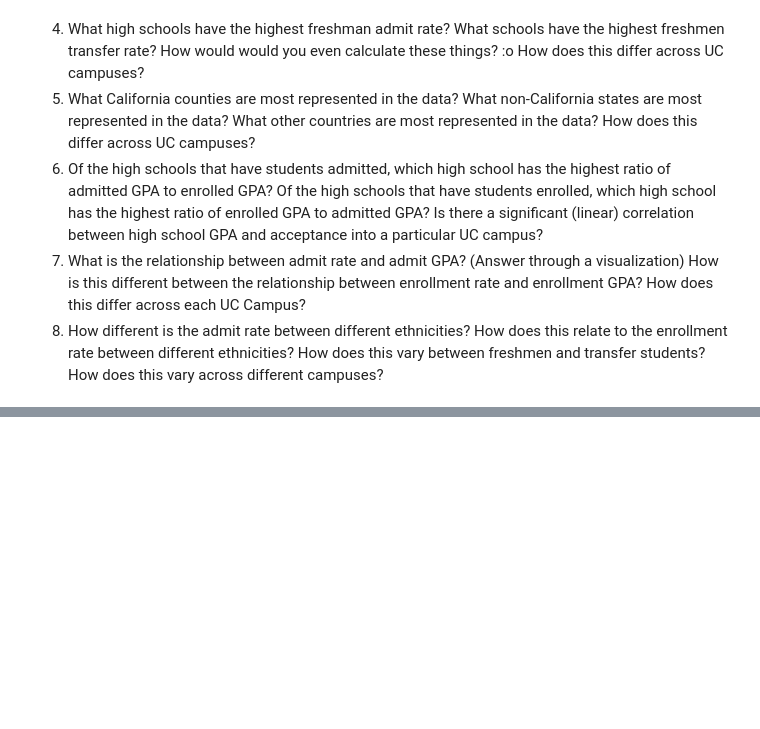
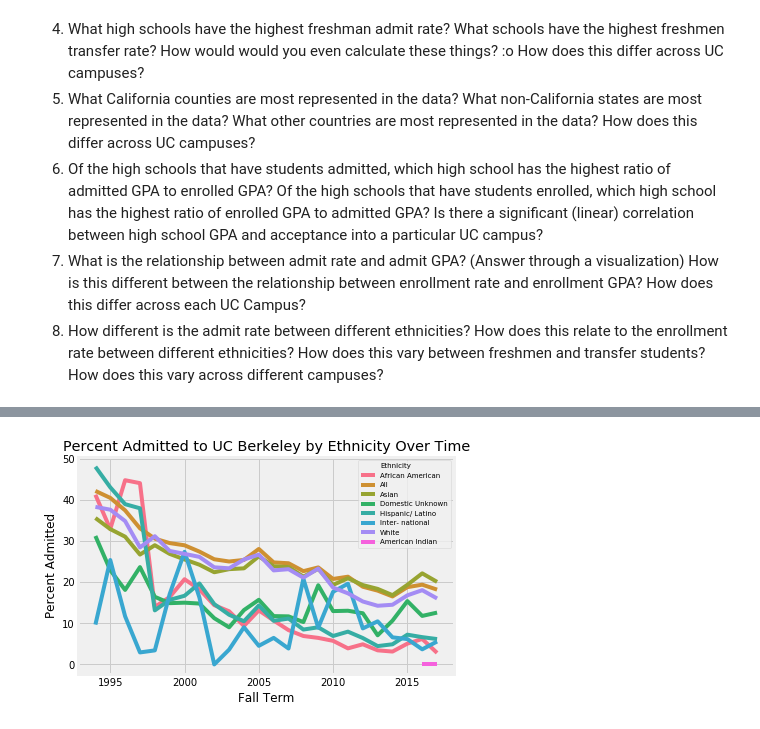
Before and after one commit to ChudiNnorukam/calAdmissions, a Jupyter notebook: notebooks/manan_initial_analysis.ipynb, the cells around one changed output, grey strips where cells are left out. Cells and saved outputs as stored; diff of their text form; code cells hidden in the pictures; blank space fills up the shorter version.

```diff
--- a/notebooks/manan_initial_analysis.ipynb
+++ b/notebooks/manan_initial_analysis.ipynb
@@ -51,0 +86,4 @@ Name: Fall Term, Length: 333312, dtype: int64
+# %%
+grouped_admitted_freshmen = freshmen.groupby(['Fall Term', 'Campus','Ethnicity']).admitted.agg(['sum'])
+grouped_enrolled_freshmen = freshmen.groupby(['Fall Term', 'Campus','Ethnicity']).enrolled.agg(['sum'])
+grouped_applied_freshmen = freshmen.groupby(['Fall Term', 'Campus','Ethnicity']).applied.agg(['sum'])
@@ -51,0 +94,24 @@ Name: Fall Term, Length: 333312, dtype: int64
+# %%
+grouped_admitted_applied_freshmen = grouped_admitted_freshmen / grouped_applied_freshmen
+grouped_enrolled_admitted_freshmen = grouped_enrolled_freshmen / grouped_admitted_freshmen
+grouped_enrolled_applied_freshmen = grouped_enrolled_freshmen / grouped_admitted_freshmen
+# %%
+graph_grouped_admitted_applied_freshmen = (grouped_admitted_applied_freshmen.query('Campus == "Berkeley"') * 100).reset_index()
+# %%
+five_thirty_eight = [
+    "#30a2da",
+    "#fc4f30",
+    "#e5ae38",
+    "#6d904f",
+    "#8b8b8b",
+]
+
+sns.set_palette(five_thirty_eight)
+# %%
+sns.lineplot(x="Fall Term", y="sum", hue="Ethnicity", data=graph_grouped_admitted_applied_freshmen)
+plt.ylabel("Percent Admitted")
+plt.title("Percent Admitted to UC Berkeley by Ethnicity Over Time")
+plt.legend(loc=1, prop={'size': 7})
+plt.savefig('../images/berkeley_ethnicity_time.png', bbox_inches='tight', dpi=300)
+# %% [output]
+[figure, added]
```
Also changed, not shown: parts of 35 cells of this notebook, 6 other files.
